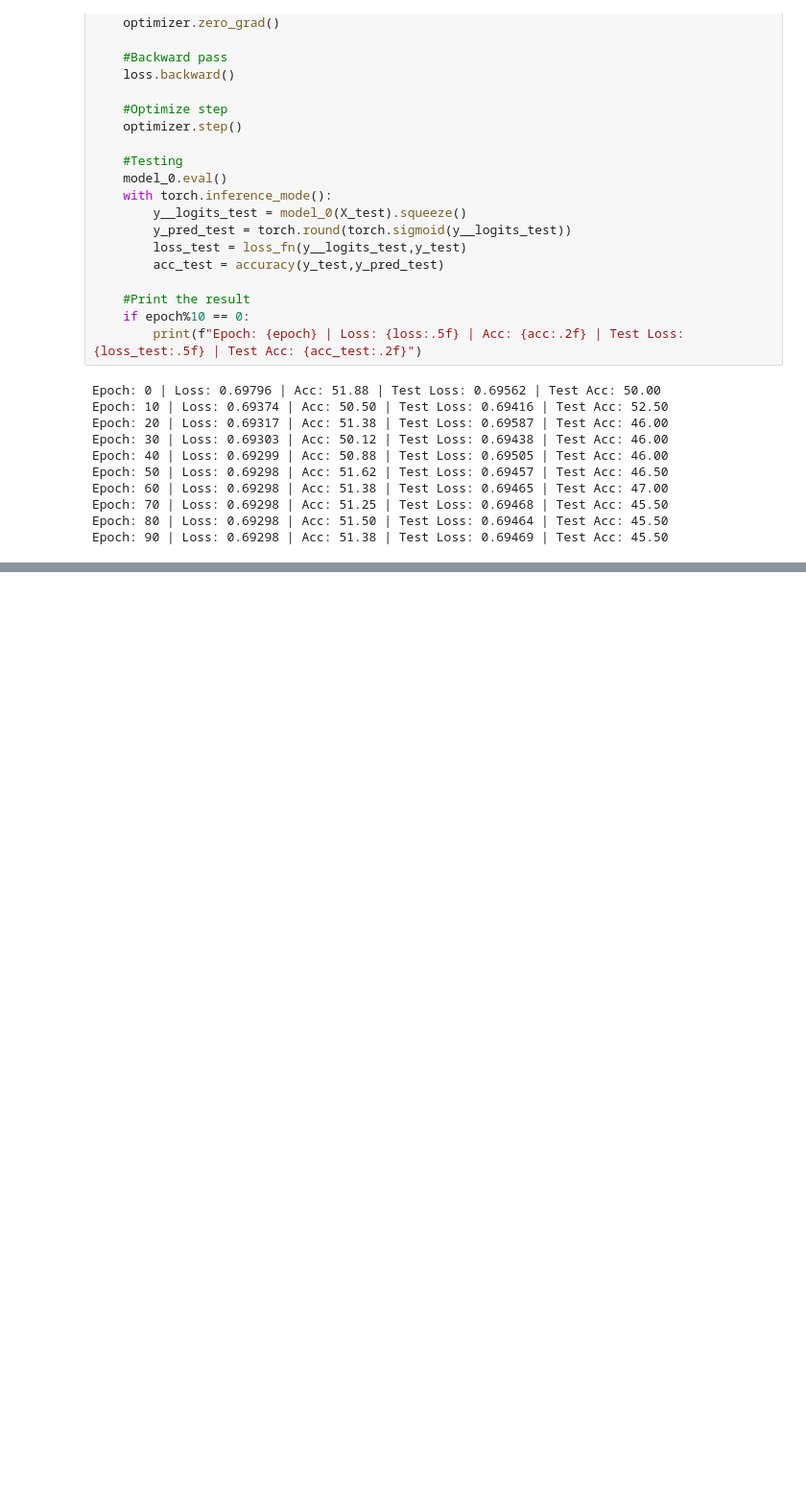
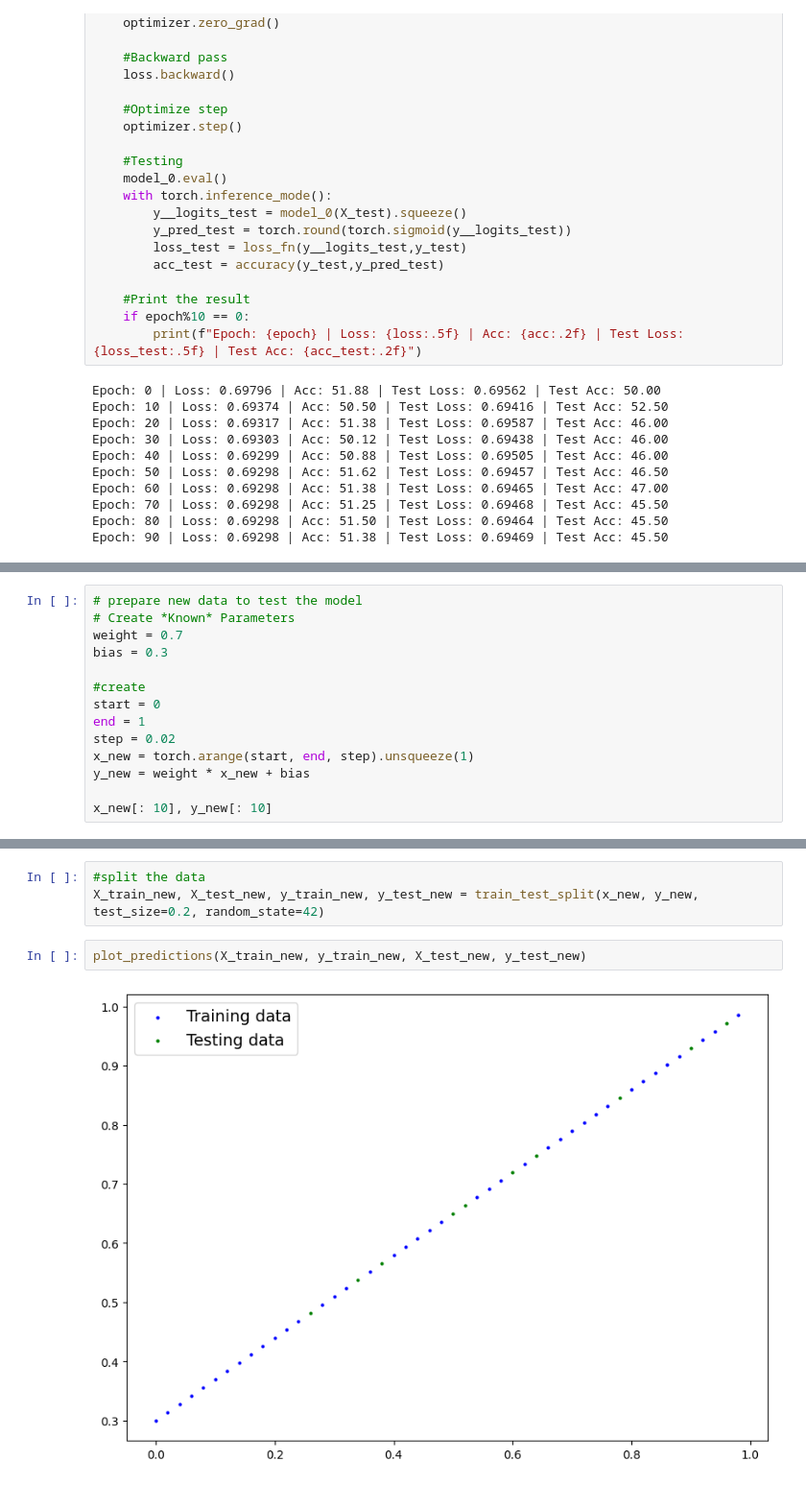
Before and after one commit to Dhaks13/My_DL_Works, a Jupyter notebook: learnings/02_Pytorch_NeuralNetworks.ipynb, the cells around one changed output, grey strips where cells are left out. Shown: that part at 96% size. Drawn from its saved outputs; the diff is of its cells as text; blank space fills up the shorter version.

```diff
--- a/learnings/02_Pytorch_NeuralNetworks.ipynb
+++ b/learnings/02_Pytorch_NeuralNetworks.ipynb
@@ -256,0 +378,14 @@ Epoch: 90 | Loss: 0.69298 | Acc: 51.38 | Test Loss: 0.69469 | Test Acc: 45.50
+# %%
+# prepare new data to test the model
+# Create *Known* Parameters
+weight = 0.7
+bias = 0.3
+
+#create
+start = 0
+end = 1
+step = 0.02
+x_new = torch.arange(start, end, step).unsqueeze(1)
+y_new = weight * x_new + bias
+
+x_new[: 10], y_new[: 10]
@@ -256,0 +413,7 @@ Epoch: 90 | Loss: 0.69298 | Acc: 51.38 | Test Loss: 0.69469 | Test Acc: 45.50
+# %%
+#split the data
+X_train_new, X_test_new, y_train_new, y_test_new = train_test_split(x_new, y_new, test_size=0.2, random_state=42)
+# %%
+plot_predictions(X_train_new, y_train_new, X_test_new, y_test_new)
+# %% [output]
+[figure, added]
```
Also changed, not shown: parts of 17 cells of this notebook, 1 other file.
